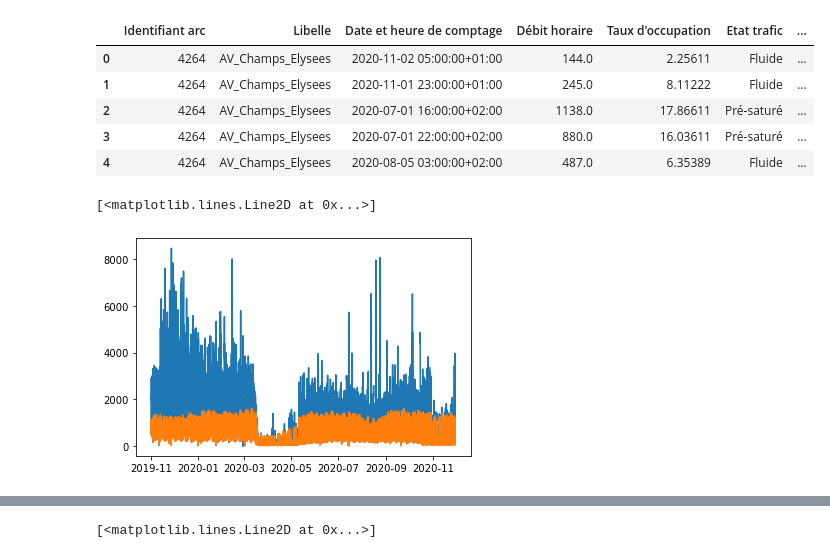
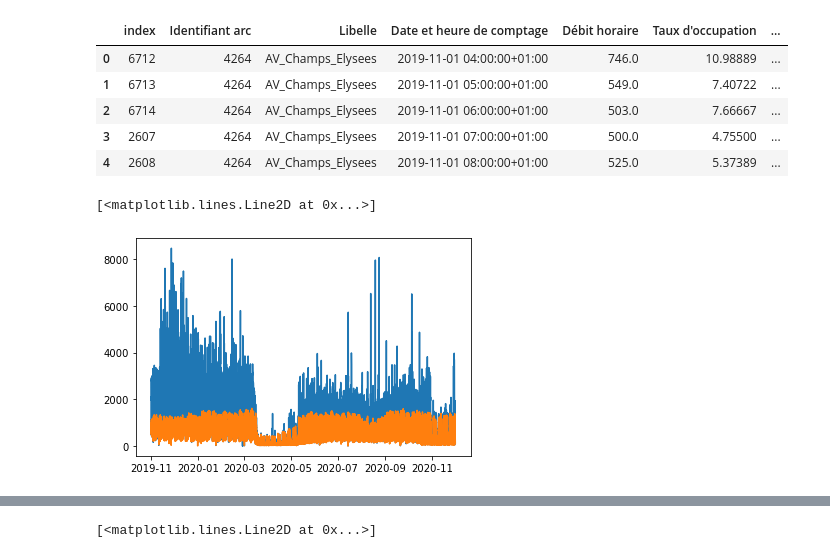
Before and after one commit to Roulini/datathon, a Jupyter notebook: visu.ipynb, the cells around one changed output, grey strips where cells are left out. Drawn from its saved outputs; the diff is of its cells as text; code cells hidden in the pictures.

```diff
--- a/visu.ipynb
+++ b/visu.ipynb
@@ -1,34 +1,37 @@
 # %%
 import pandas as pd
 import seaborn as sns
 
 df_washington = pd.read_csv("data/washington.csv", sep = ";")
 # df_convention = pd.read_csv("data/convention.csv", sep = ";")
 # df_sts = pd.read_csv("data/sts.csv", sep = ";")
 
 def filter(df,amont,aval):
     df = df[df["Libelle noeud amont"]==amont]
     df = df[df["Libelle noeud aval"]==aval]
     return df
 
 def set_date(df):
     df["Date et heure de comptage"] = pd.to_datetime(df_washington["Date et heure de comptage"],format='%Y-%m-%dT%H:%M:%S%z')
     return df
 
 
 df_washington = filter(df_washington,"Av_Champs_Elysees-Washington","Av_Champs_Elysees-Berri")
 df_washington = set_date(df_washington)
+df_washington = df_washington.sort_values(by = "Date et heure de comptage")
+df_washington = df_washington.interpolate() #remove Nan by interpolation
+df_washington = df_washington.reset_index()
 # df_sts = filter(df_sts,"Lecourbe-Convention","Convention-Blomet")
 # df_convention = filter(df_convention,"Sts_Peres-Voltaire","Sts_Peres-Universite")
 
 df_washington.head()
 # %% [output]
-|  | Identifiant arc | Libelle | Date et heure de comptage | Débit horaire | Taux d'occupation | Etat trafic | ... |
-| 0 | 4264 | AV_Champs_Elysees | 2020-11-02 05:00:00+01:00 | 144.0 | 2.25611 | Fluide | ... |
-| 1 | 4264 | AV_Champs_Elysees | 2020-11-01 23:00:00+01:00 | 245.0 | 8.11222 | Fluide | ... |
-| 2 | 4264 | AV_Champs_Elysees | 2020-07-01 16:00:00+02:00 | 1138.0 | 17.86611 | Pré-saturé | ... |
-| 3 | 4264 | AV_Champs_Elysees | 2020-07-01 22:00:00+02:00 | 880.0 | 16.03611 | Pré-saturé | ... |
-| 4 | 4264 | AV_Champs_Elysees | 2020-08-05 03:00:00+02:00 | 487.0 | 6.35389 | Fluide | ... |
+|  | index | Identifiant arc | Libelle | Date et heure de comptage | Débit horaire | Taux d'occupation | ... |
+| 0 | 6712 | 4264 | AV_Champs_Elysees | 2019-11-01 04:00:00+01:00 | 746.0 | 10.98889 | ... |
+| 1 | 6713 | 4264 | AV_Champs_Elysees | 2019-11-01 05:00:00+01:00 | 549.0 | 7.40722 | ... |
+| 2 | 6714 | 4264 | AV_Champs_Elysees | 2019-11-01 06:00:00+01:00 | 503.0 | 7.66667 | ... |
+| 3 | 2607 | 4264 | AV_Champs_Elysees | 2019-11-01 07:00:00+01:00 | 500.0 | 4.75500 | ... |
+| 4 | 2608 | 4264 | AV_Champs_Elysees | 2019-11-01 08:00:00+01:00 | 525.0 | 5.37389 | ... |
 # %%
 df_washington = df_washington.sort_values(by = "Date et heure de comptage")
 # %%
@@ -38,7 +41,7 @@ plt.plot(df_washington["Date et heure de comptage"],df_washington["Taux d'occupa
 plt.plot(df_washington["Date et heure de comptage"],df_washington["Débit horaire"])
 # %% [output]
 [<matplotlib.lines.Line2D at 0x...>]
-[figure, old version]
+[figure, new version]
 # %%
 #aggregate by day
 df_washington["date"] = [d.date() for d in df_washington["Date et heure de comptage"]]
```
Also changed, not shown: parts of 20 cells of this notebook, 1 other file.
